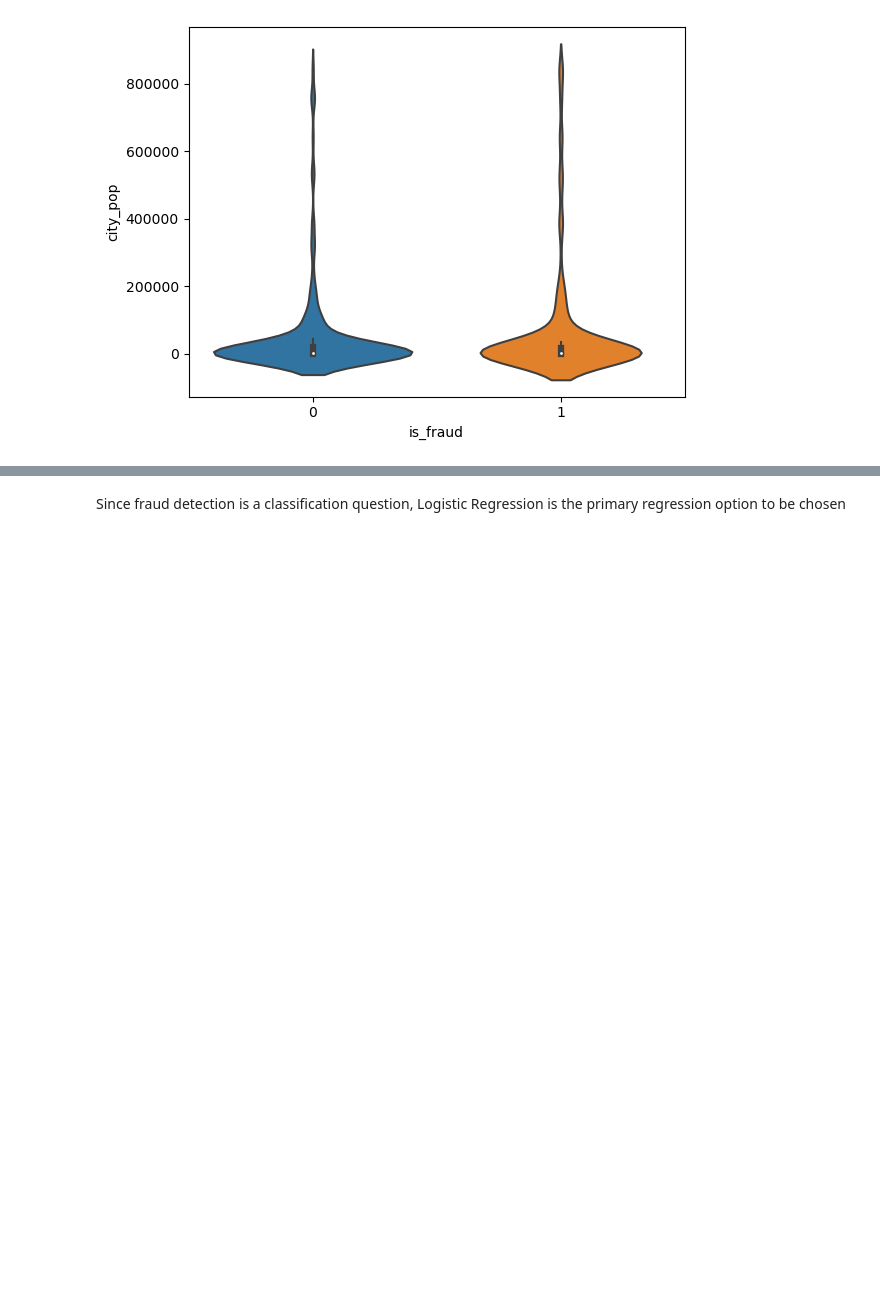
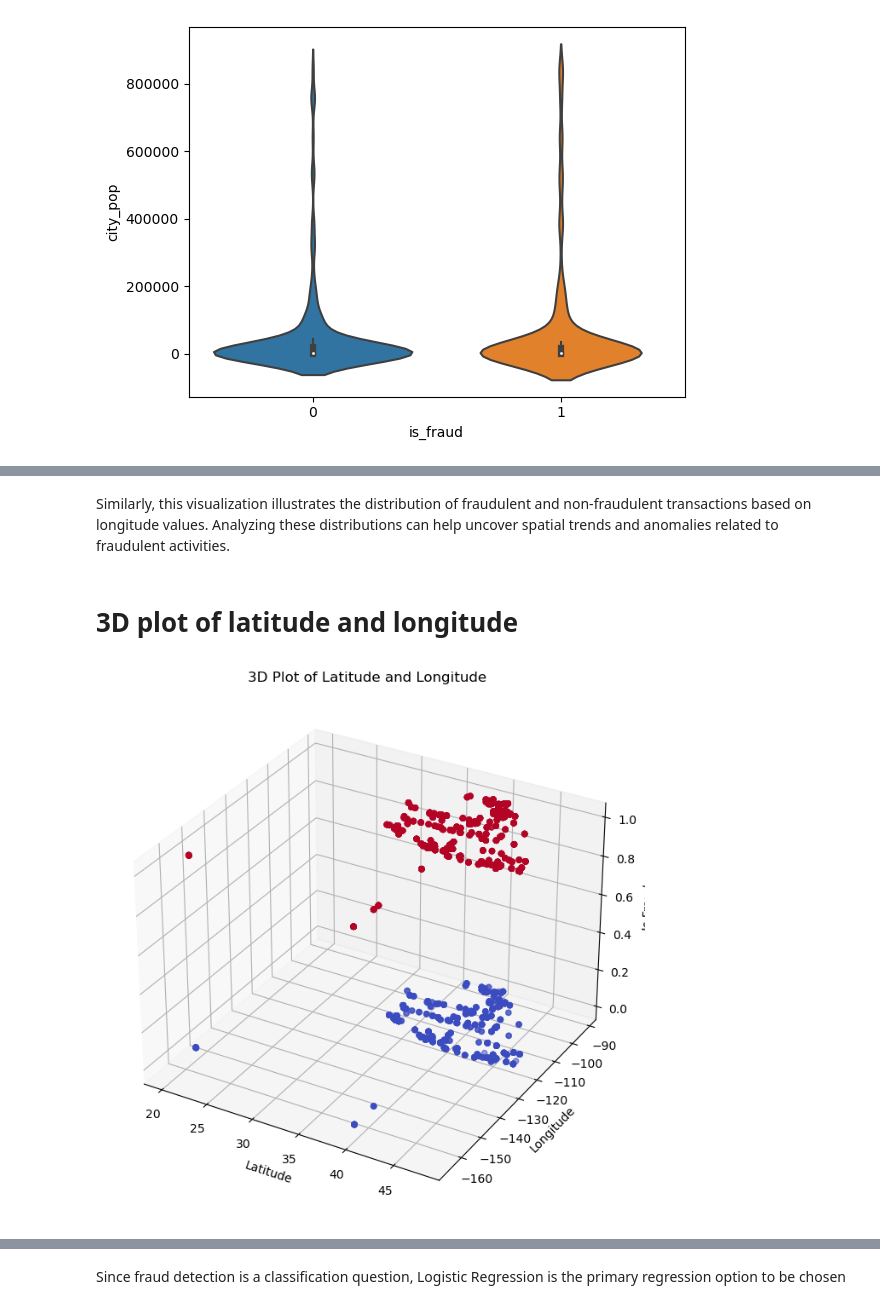
Before and after one commit to muthanna994/Credit-Card-Capstone-II-Springboard, a Jupyter notebook: Copestone II EDA .ipynb, the cells around one changed output, grey strips where cells are left out. Drawn from its saved outputs; the diff is of its cells as text; code cells hidden in the pictures; blank space fills up the shorter version.

```diff
--- a/Copestone II EDA .ipynb
+++ b/Copestone II EDA .ipynb
@@ -200,0 +248,24 @@ plt.show()
+# %% [markdown]
+Similarly, this visualization illustrates the distribution of fraudulent and non-fraudulent transactions based on longitude values. Analyzing these distributions can help uncover spatial trends and anomalies related to fraudulent activities.
+# %% [markdown]
+# 3D plot of latitude and longitude
+# %%
+fig = plt.figure(figsize=(10, 8))
+ax = fig.add_subplot(111, projection='3d')
+
+# Extracting latitude and longitude data
+latitude = df['lat']
+longitude = df['long']
+
+# Plotting the 3D scatter plot
+ax.scatter(latitude, longitude, df['is_fraud'], c=df['is_fraud'], cmap='coolwarm')
+
+# Setting labels and title
+ax.set_xlabel('Latitude')
+ax.set_ylabel('Longitude')
+ax.set_zlabel('Is Fraud')
+ax.set_title('3D Plot of Latitude and Longitude')
+
+plt.show()
+# %% [output]
+[figure, added]
```
Also changed, not shown: parts of 39 cells of this notebook.
